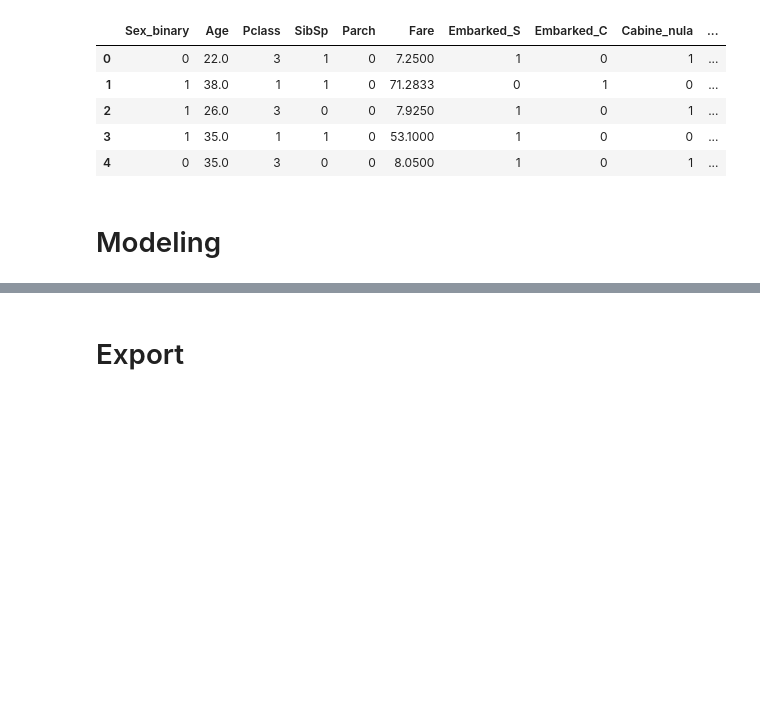
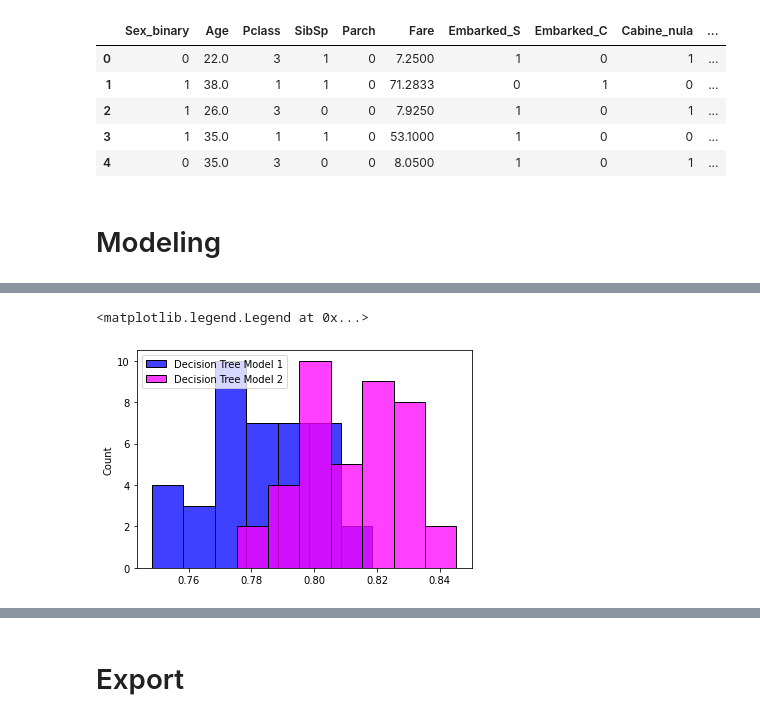
Before and after one commit to vichShir/kaggle-getting-started-competitions, a Jupyter notebook: Titanic/Titanic_Notebook.ipynb, the cells around one changed output, grey strips where cells are left out. Saved outputs shown, nothing was run; the diff lists cells and outputs as text; code cells hidden in the pictures; blank space fills up the shorter version.

```diff
--- a/Titanic/Titanic_Notebook.ipynb
+++ b/Titanic/Titanic_Notebook.ipynb
@@ -628,0 +556,5 @@ plt.legend(labels=['Logistic Regression Model', 'XGBoost Model'])
+# %%
+features = ['Sex_binary', 'Age']
+
+X = train[features].fillna(-1)
+y = train['Survived']
@@ -628,0 +627,7 @@ plt.legend(labels=['Logistic Regression Model', 'XGBoost Model'])
+# %%
+features = ['Sex_binary', 'Age', 'Pclass', 'SibSp', 'Parch', 'Fare', 'Embarked_S', 'Embarked_C', 'Cabine_nula',
+           'Nome_contem_Miss', 'Nome_contem_Mrs',
+           'Nome_contem_Master', 'Nome_contem_Col', 'Nome_contem_Major', 'Nome_contem_Mr']
+
+X = train[features].fillna(-1)
+y = train['Survived']
@@ -628,0 +696,7 @@ plt.legend(labels=['Logistic Regression Model', 'XGBoost Model'])
+# %%
+sns.histplot(tree_predictions_1, color='b')
+sns.histplot(tree_predictions_2, color='magenta')
+plt.legend(labels=['Decision Tree Model 1', 'Decision Tree Model 2'])
+# %% [output]
+<matplotlib.legend.Legend at 0x...>
+[figure, added]
```
Also changed, not shown: parts of 55 cells of this notebook.
